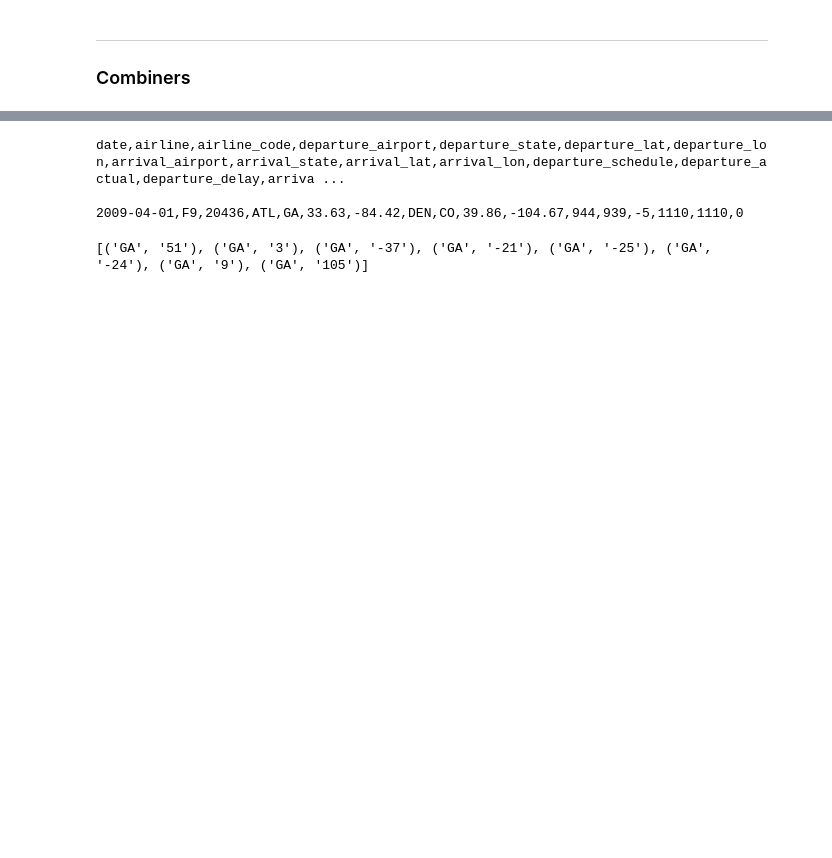
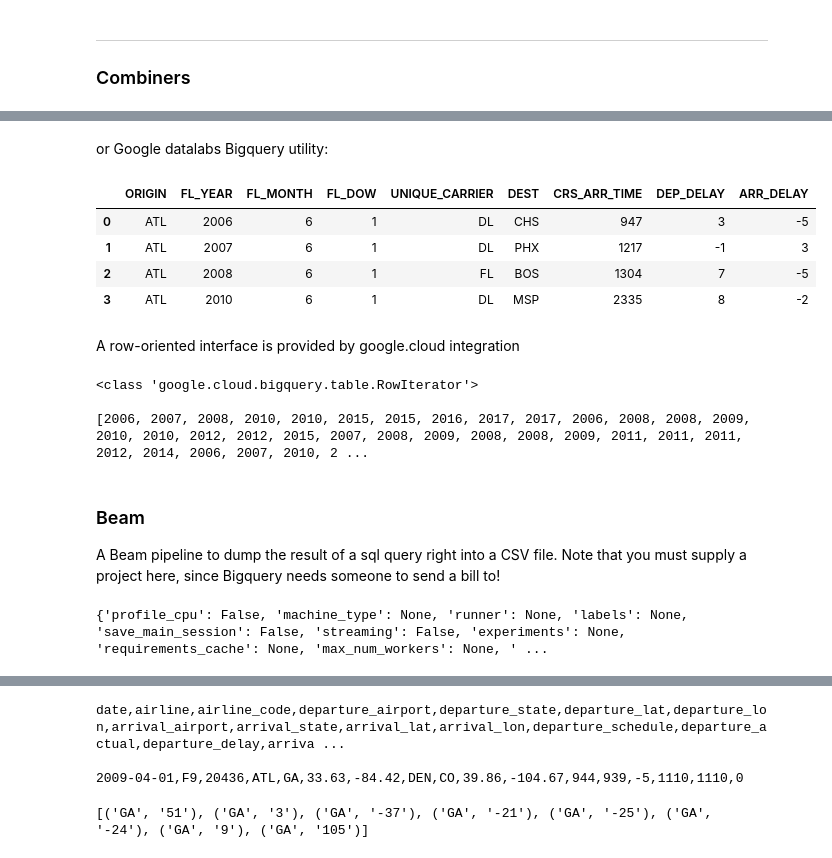
Before and after one commit to Project-Ellie/tutorials, a Jupyter notebook: kovalevskyi/Apache_Beam.ipynb, the cells around one changed output, grey strips where cells are left out. Cells and saved outputs as stored; diff of their text form; code cells hidden in the pictures; blank space fills up the shorter version.

```diff
--- a/kovalevskyi/Apache_Beam.ipynb
+++ b/kovalevskyi/Apache_Beam.ipynb
@@ -181,5 +214,36 @@ KEYS
+# %% [markdown]
+or Google datalabs Bigquery utility:
+# %%
+import google.datalab.bigquery as dlbq
+dlbq.Query(query).execute().result().to_dataframe()[:4]
+# %% [output]
+|  | ORIGIN | FL_YEAR | FL_MONTH | FL_DOW | UNIQUE_CARRIER | DEST | CRS_ARR_TIME | DEP_DELAY | ARR_DELAY |
+| 0 | ATL | 2006 | 6 | 1 | DL | CHS | 947 | 3 | -5 |
+| 1 | ATL | 2007 | 6 | 1 | DL | PHX | 1217 | -1 | 3 |
+| 2 | ATL | 2008 | 6 | 1 | FL | BOS | 1304 | 7 | -5 |
+| 3 | ATL | 2010 | 6 | 1 | DL | MSP | 2335 | 8 | -2 |
+# %% [markdown]
+A row-oriented interface is provided by google.cloud integration
+# %%
+from google.cloud import bigquery as bq
+client = bq.Client()
+query_job = client.query(query)
+rows = query_job.result()
+print(type(rows))
+print()
+years = [row.FL_YEAR for row in rows]
+print(years)
+# %% [output]
+<class 'google.cloud.bigquery.table.RowIterator'>
+
+[2006, 2007, 2008, 2010, 2010, 2015, 2015, 2016, 2017, 2017, 2006, 2008, 2008, 2009, 2010, 2010, 2012, 2012, 2015, 2007, 2008, 2009, 2008, 2008, 2009, 2011, 2011, 2011, 2012, 2014, 2006, 2007, 2010, 2 ...
+# %% [markdown]
+### Beam
+A Beam pipeline to dump the result of a sql query right into a CSV file. Note that you must supply a project here, since Bigquery needs someone to send a bill to!
 # %%
 options=beam.options.pipeline_options.PipelineOptions().from_dictionary({'project': 'going-tfx'})
-#options.get_all_options()
+print(options.get_all_options())
+# %% [output]
+{'profile_cpu': False, 'machine_type': None, 'runner': None, 'labels': None, 'save_main_session': False, 'streaming': False, 'experiments': None, 'requirements_cache': None, 'max_num_workers': None, ' ...
 # %%
 KEYS = list(df.keys())
```
Also changed, not shown: parts of 22 cells of this notebook, 11 other files.
